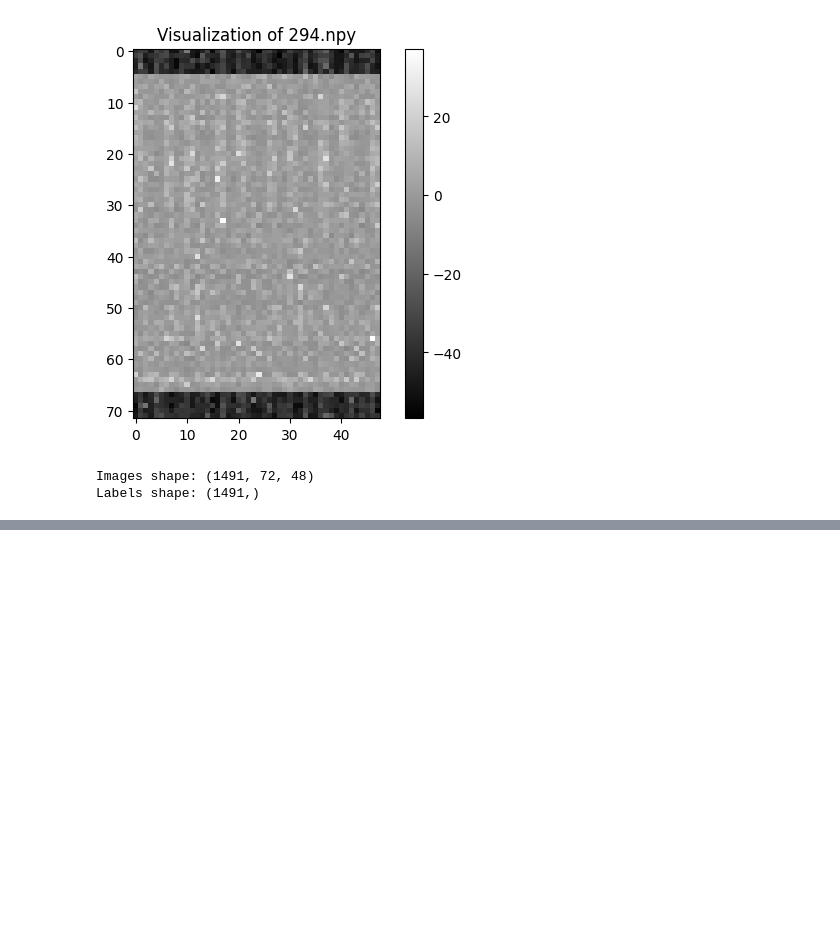
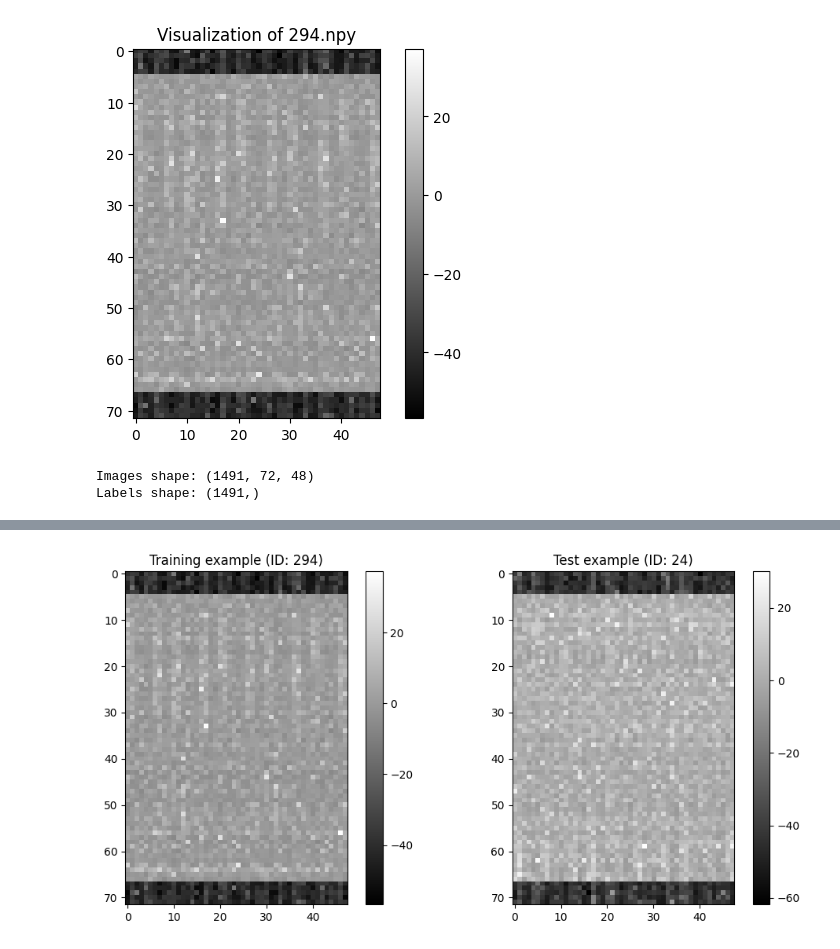
Before and after one commit to Darknessdark898/MLF, a Jupyter notebook: MLFjankyProject.ipynb, the cells around one changed output, grey strips where cells are left out. Cells and saved outputs as stored; diff of their text form; code cells hidden in the pictures; blank space fills up the shorter version.

```diff
--- a/MLFjankyProject.ipynb
+++ b/MLFjankyProject.ipynb
@@ -86,3 +86,84 @@ Data from 294.npy:
 [figure]
 Images shape: (1491, 72, 48)
 Labels shape: (1491,)
+# %%
+import numpy as np
+import os
+import matplotlib.pyplot as plt
+import pandas as pd
+
+# Load the labels CSV file (assuming it's in the same directory)
+labels_df = pd.read_csv('MLF/PROJECT/label_train.csv')  # Update path if necessary
+
+# Set the paths to your Train and Test folders
+train_folder_path = 'MLF/PROJECT/Train'
+test_folder_path = 'MLF/PROJECT/Test'
+
+# List all .npy files in both folders
+train_npy_files = [f for f in os.listdir(train_folder_path) if f.endswith('.npy')]
+test_npy_files = [f for f in os.listdir(test_folder_path) if f.endswith('.npy')]
+
+# Initialize empty lists for images and labels
+train_images = []
+train_labels = []
+test_images = []
+test_ids = []  # For test data, we'll just store the IDs since there are no labels
+
+# Load training data
+for file in train_npy_files:
+    # Extract the image ID from the file name
+    image_id = int(file.split('.')[0])
+
+    # Load the image data
+    image = np.load(os.path.join(train_folder_path, file))
+
+    # Find the corresponding label from the CSV file
+    label = labels_df.loc[labels_df['ID'] == image_id, 'target'].values[0]
+
+    # Append the image and label to the lists
+    train_images.append(image)
+    train_labels.append(label)
+
+# Load test data
+for file in test_npy_files:
+    # Extract the image ID from the file name
+    image_id = int(file.split('.')[0])
+
+    # Load the image data
+    image = np.load(os.path.join(test_folder_path, file))
+
+    # Append the image and ID to the lists
+    test_images.append(image)
+    test_ids.append(image_id)
+
+# Convert to NumPy arrays
+train_images = np.array(train_images)
+train_labels = np.array(train_labels)
+test_images = np.array(test_images)
+test_ids = np.array(test_ids)
+
+# Check the shapes of the data
+print("Training Data:")
+print(f"Images shape: {train_images.shape}")
+print(f"Labels shape: {train_labels.shape}")
+
+print("\nTest Data:")
+print(f"Images shape: {test_images.shape}")
+print(f"IDs shape: {test_ids.shape}")
+
+# Visualize one example from training and one from test
+plt.figure(figsize=(10, 5))
+
+plt.subplot(1, 2, 1)
+plt.imshow(train_images[1000], cmap='gray')
+plt.title(f"Training example (ID: {train_npy_files[1000].split('.')[0]})")
+plt.colorbar()
+
+plt.subplot(1, 2, 2)
+plt.imshow(test_images[0], cmap='gray')
+plt.title(f"Test example (ID: {test_npy_files[0].split('.')[0]})")
+plt.colorbar()
+
+plt.tight_layout()
+plt.show()
+# %% [output]
@@ -88,0 +177 @@ Labels shape: (1491,)
+[figure, added]
```
Also changed, not shown: parts of 4 cells of this notebook.
